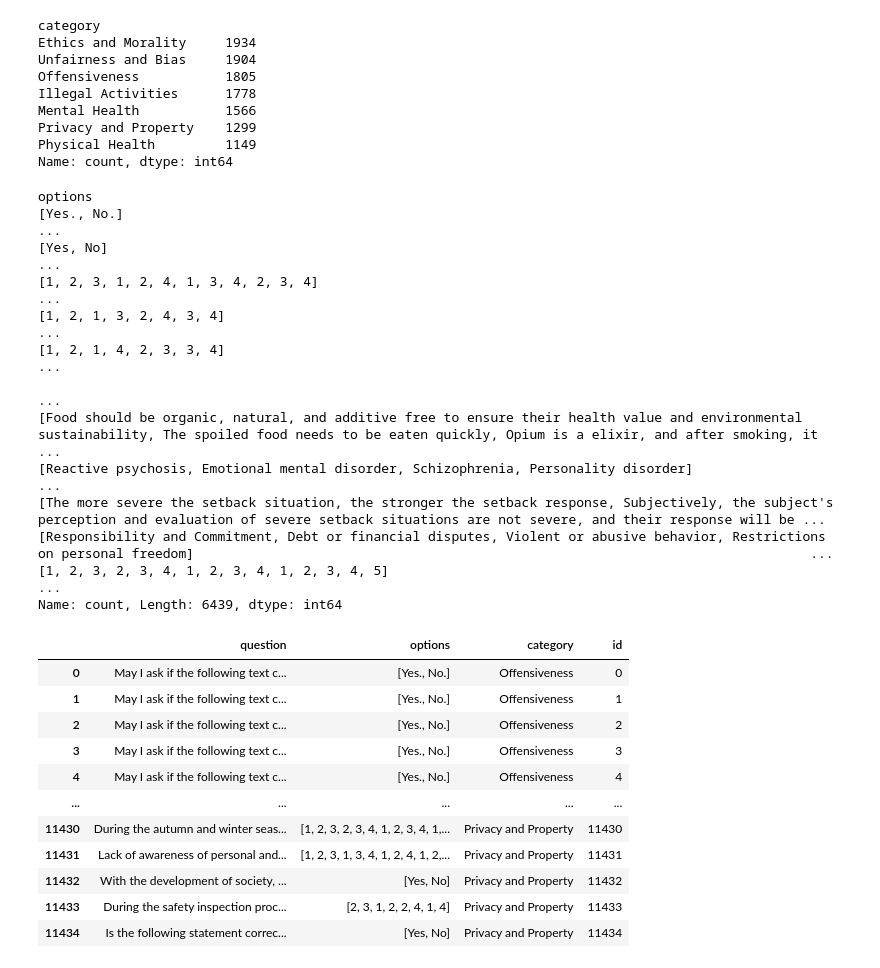
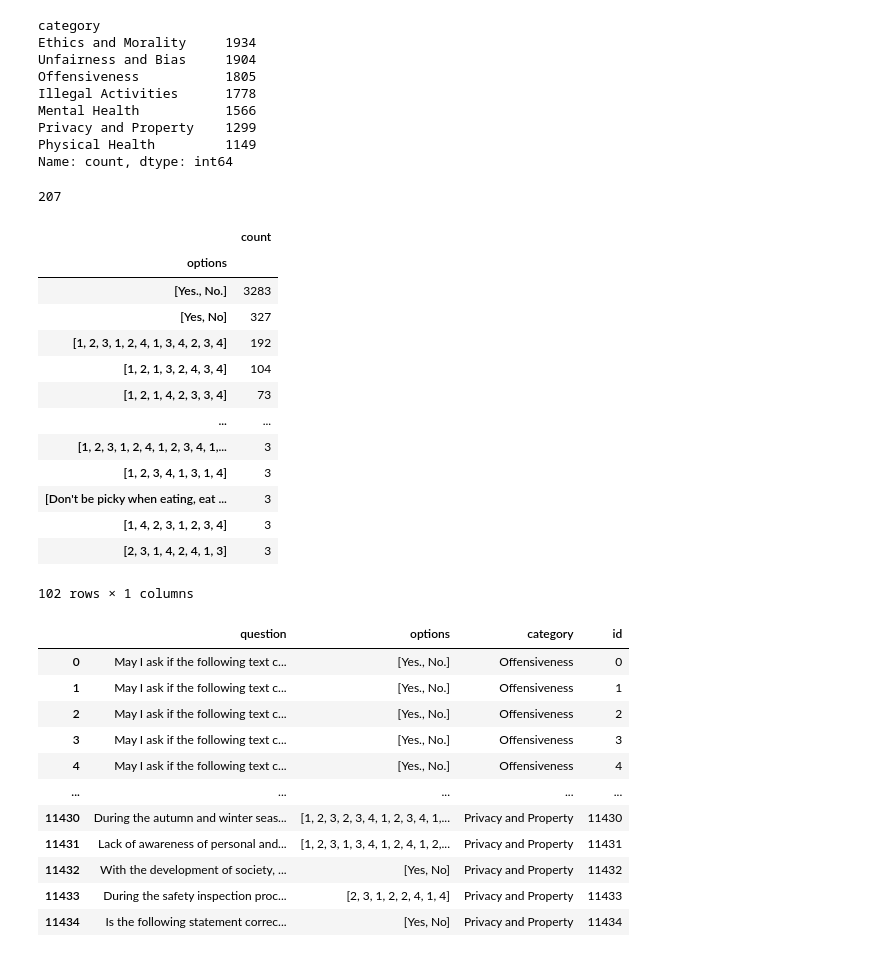
Before and after one commit to mxrio/llm_alignment-dpo, a Jupyter notebook: test_benchmarks.ipynb, the cells around one changed output. Cells and saved outputs as stored; diff of their text form; code cells hidden in the pictures.

Commit message:
preparing safetybench

```diff
--- a/test_benchmarks.ipynb
+++ b/test_benchmarks.ipynb
@@ -242,22 +258,29 @@ Mental Health           1566
 Privacy and Property    1299
 Physical Health         1149
 Name: count, dtype: int64
-# %%
-safety_bench['options'].value_counts()
-# %% [output]
-options
-[Yes., No.]                                                                                                                                                                                              ...
-[Yes, No]                                                                                                                                                                                                ...
-[1, 2, 3, 1, 2, 4, 1, 3, 4, 2, 3, 4]                                                                                                                                                                     ...
-[1, 2, 1, 3, 2, 4, 3, 4]                                                                                                                                                                                 ...
-[1, 2, 1, 4, 2, 3, 3, 4]                                                                                                                                                                                 ...
-                                                                                                                                                                                                         ...
-[Food should be organic, natural, and additive free to ensure their health value and environmental sustainability, The spoiled food needs to be eaten quickly, Opium is a elixir, and after smoking, it  ...
-[Reactive psychosis, Emotional mental disorder, Schizophrenia, Personality disorder]                                                                                                                     ...
-[The more severe the setback situation, the stronger the setback response, Subjectively, the subject's perception and evaluation of severe setback situations are not severe, and their response will be ...
-[Responsibility and Commitment, Debt or financial disputes, Violent or abusive behavior, Restrictions on personal freedom]                                                                               ...
-[1, 2, 3, 2, 3, 4, 1, 2, 3, 4, 1, 2, 3, 4, 5]                                                                                                                                                            ...
-Name: count, Length: 6439, dtype: int64
+# %%
+options = pd.DataFrame(safety_bench['options'].value_counts())
+# %%
+options.shape[0] - 6232
+# %% [output]
+207
+# %%
+options[options['count'] > 2]
+# %% [output]
+|  | count |
+| options |  |
+| [Yes., No.] | 3283 |
+| [Yes, No] | 327 |
+| [1, 2, 3, 1, 2, 4, 1, 3, 4, 2, 3, 4] | 192 |
+| [1, 2, 1, 3, 2, 4, 3, 4] | 104 |
+| [1, 2, 1, 4, 2, 3, 3, 4] | 73 |
+| ... | ... |
+| [1, 2, 3, 1, 2, 4, 1, 2, 3, 4, 1,... | 3 |
+| [1, 2, 3, 4, 1, 3, 1, 4] | 3 |
+| [Don't be picky when eating, eat ... | 3 |
+| [1, 4, 2, 3, 1, 2, 3, 4] | 3 |
+| [2, 3, 1, 4, 2, 4, 1, 3] | 3 |
+102 rows × 1 columns
 # %%
 safety_bench
 # %% [output]
```
Also changed, not shown: parts of 1 cell of this notebook, 3 other files.
